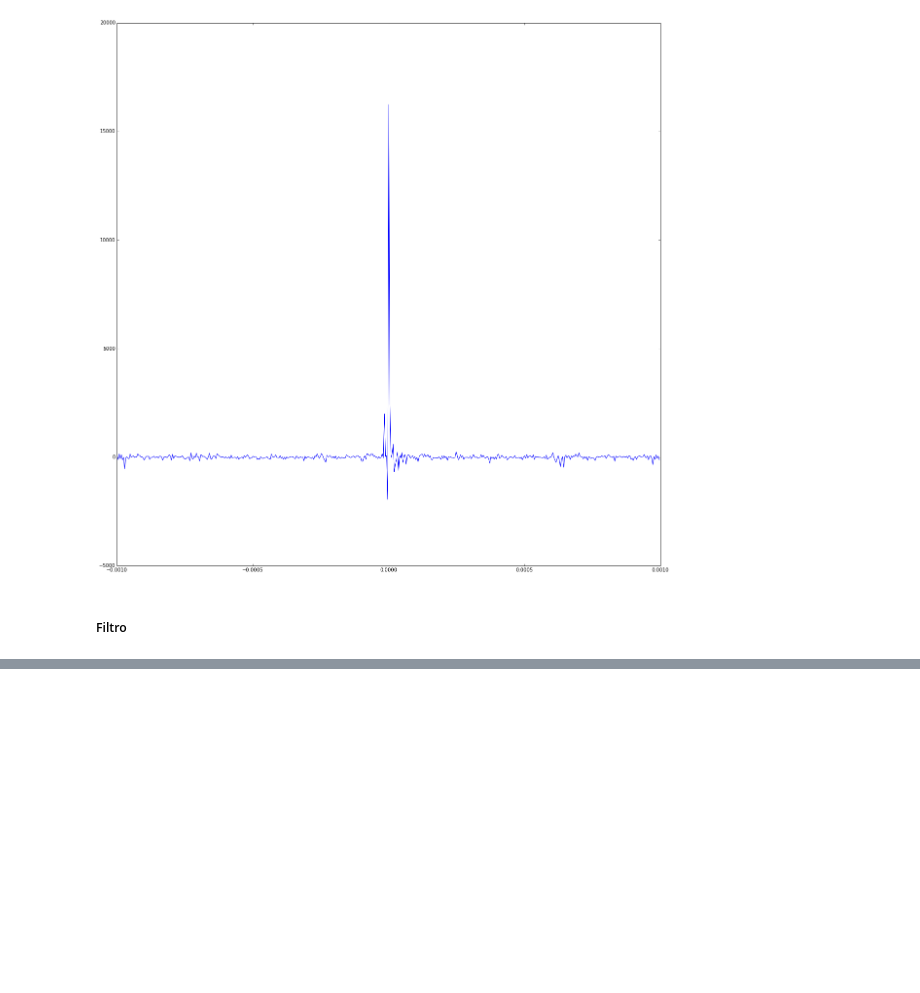
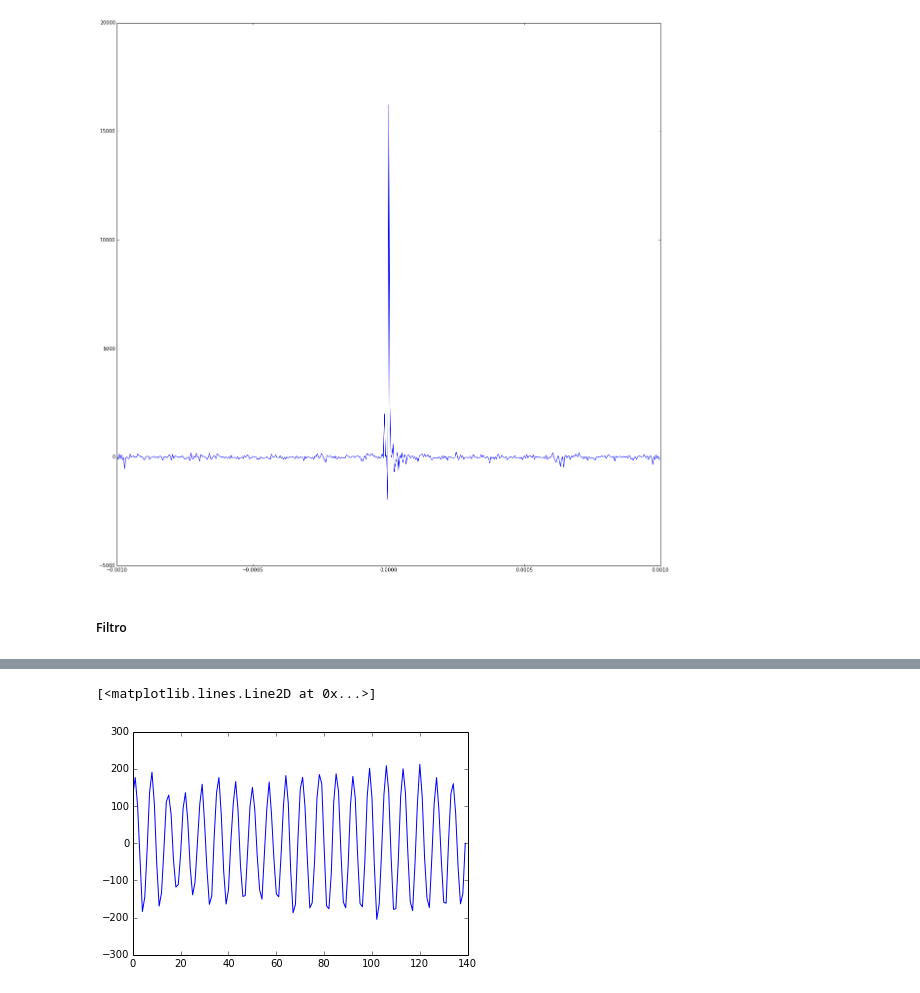
Before and after one commit to JuanDiegoArango/Circulos, a Jupyter notebook: circulos.ipynb, the cells around one changed output, grey strips where cells are left out. Cells and saved outputs as stored; diff of their text form; code cells hidden in the pictures; blank space fills up the shorter version.

```diff
--- a/circulos.ipynb
+++ b/circulos.ipynb
@@ -86,0 +94,5 @@ plot(f)
+# %%
+plot(ifft(d))
+# %% [output]
+[<matplotlib.lines.Line2D at 0x...>]
+[figure, added]
```
Also changed, not shown: parts of 3 cells of this notebook.
